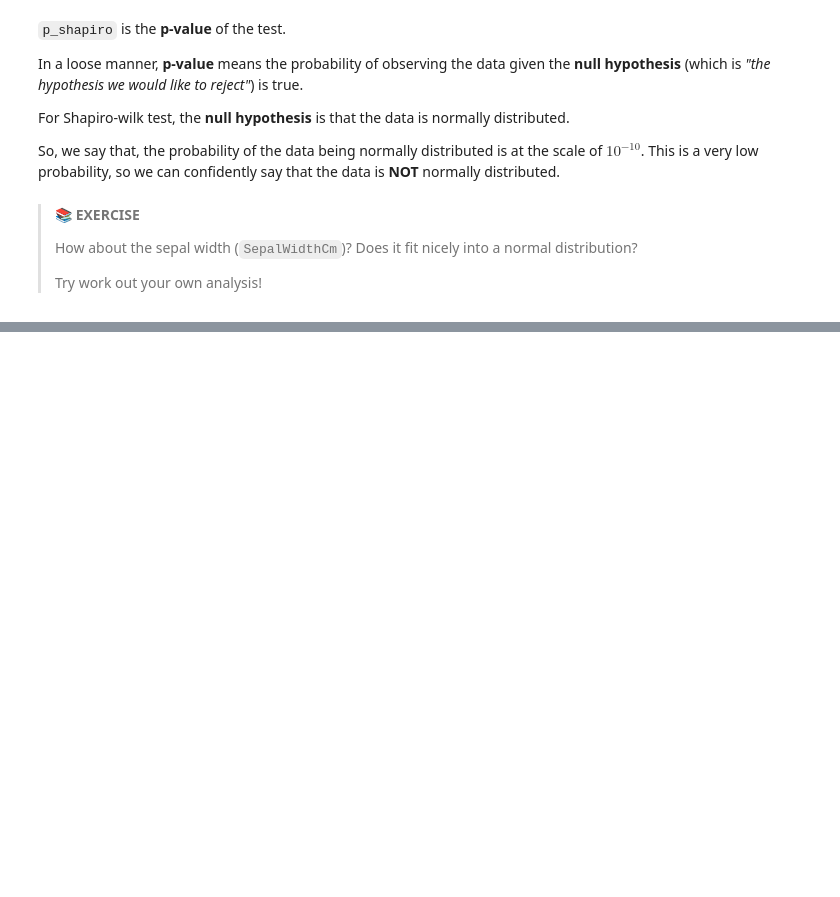
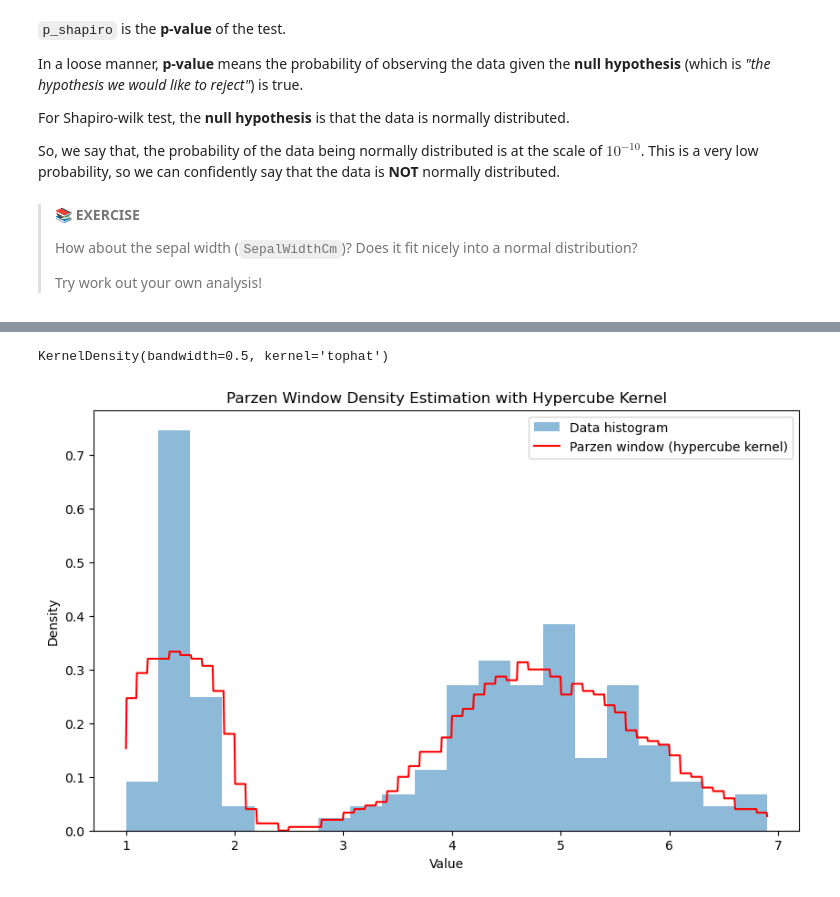
Before and after one commit to ut-vision/30min-of-deep-learning, a Jupyter notebook: 01_Density_Estimation/index.ipynb, the cells around one changed output, grey strips where cells are left out. Drawn from its saved outputs; the diff is of its cells as text; code cells hidden in the pictures; blank space fills up the shorter version.

Commit message:
density estimation: complete

```diff
--- a/01_Density_Estimation/index.ipynb
+++ b/01_Density_Estimation/index.ipynb
@@ -36,7 +36,7 @@ which is presented in the R.A. Fisher's 1936 paper "The use of multiple measurem
 import pandas as pd
 
 # Import data from the csv file
-iris_df = pd.read_csv('Iris.csv')
+iris_df = pd.read_csv('data/Iris.csv')
 
 # Display the first few rows of the data
 iris_df.head()
@@ -147,0 +168,28 @@ This is a very low probability, so we can confidently say that the data is **NOT
+# %%
+# Tophat is equivalent to the hypercube.
+
+kde = neighbors.KernelDensity(bandwidth=0.5, kernel='tophat')
+
+# Convert the data to a 2D array, since KDE in sklearn requires a 2D array
+petal_length_2d = petal_length.values.reshape(-1, 1)
+# Run our data through the KDE
+kde.fit(petal_length_2d)
+# %% [output]
+KernelDensity(bandwidth=0.5, kernel='tophat')
+# %%
+# Evaluate the density on a grid
+x_grid = np.linspace(petal_length_2d.min(), petal_length_2d.max(), 1000).reshape(-1, 1)
+log_density = kde.score_samples(x_grid)
+density = np.exp(log_density)
+
+# Plot the results
+plt.figure(figsize=(10, 6))
+plt.hist(petal_length, bins=20, density=True, alpha=0.5, label='Data histogram')
+plt.plot(x_grid, density, 'r-', label='Parzen window (hypercube kernel)')
+plt.xlabel('Value')
+plt.ylabel('Density')
+plt.title('Parzen Window Density Estimation with Hypercube Kernel')
+plt.legend()
+plt.show()
+# %% [output]
+[figure, added]
```
Also changed, not shown: parts of 19 cells of this notebook, 1 other file.
